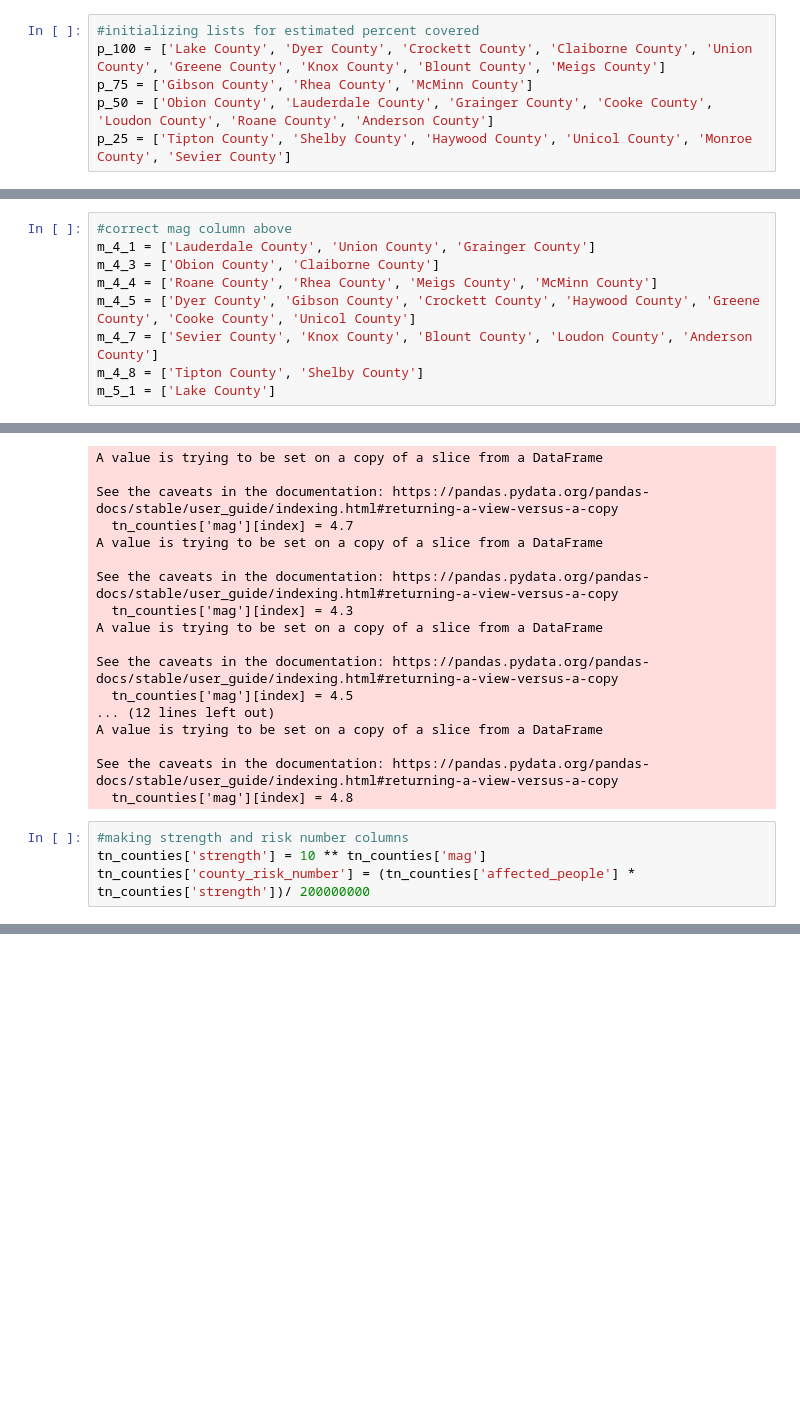
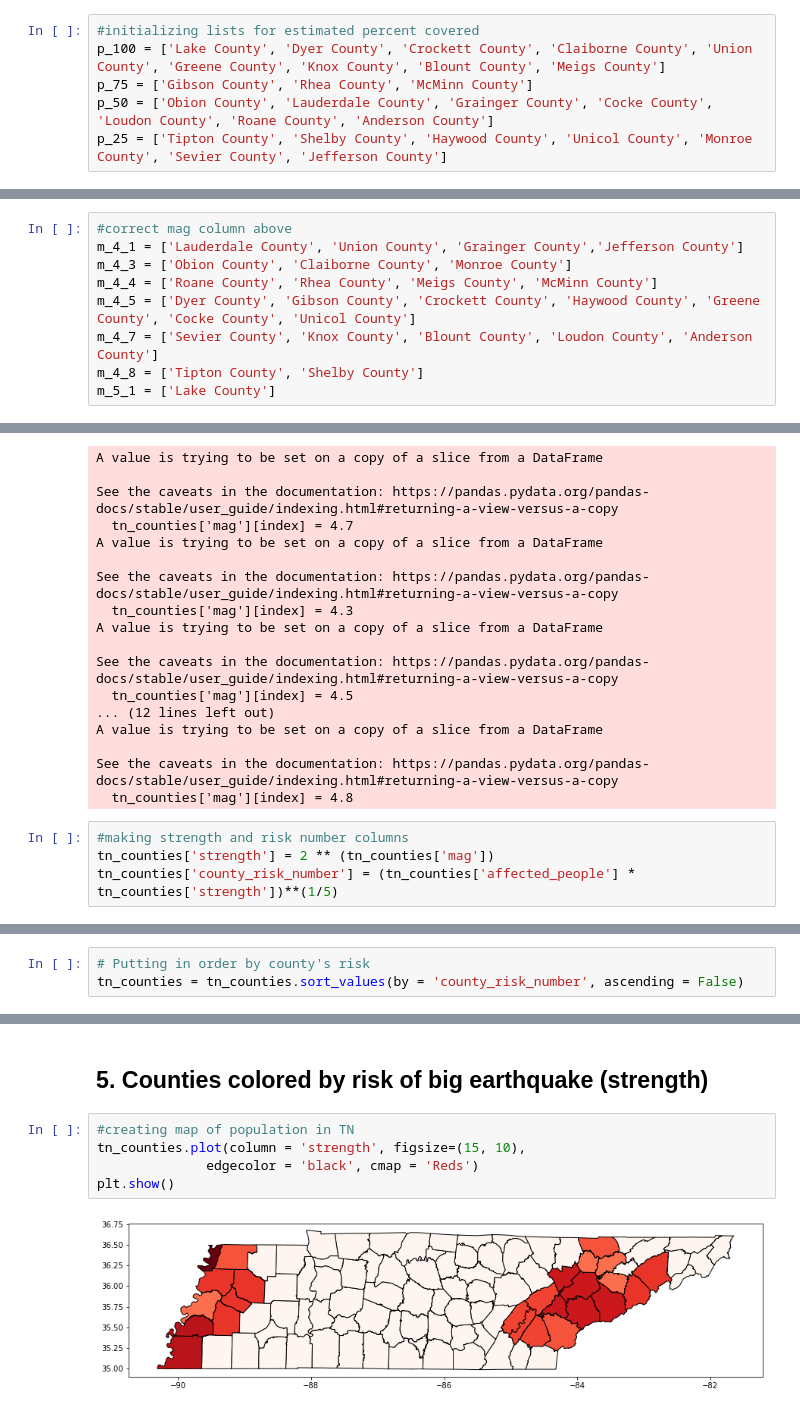
Before and after one commit to nss-data-science-cohort-4/dq3-earthquakes-mst-2-0, a Jupyter notebook: Notebooks/Tennessee Counties, Population, and Earthquakes.ipynb, the cells around one changed output, grey strips where cells are left out. Cells and saved outputs as stored; diff of their text form; blank space fills up the shorter version.

Commit message:
made risk analysis with population

```diff
--- a/Notebooks/Tennessee Counties, Population, and Earthquakes.ipynb
+++ b/Notebooks/Tennessee Counties, Population, and Earthquakes.ipynb
@@ -102,8 +64,8 @@ plt.show();
 #initializing lists for estimated percent covered
 p_100 = ['Lake County', 'Dyer County', 'Crockett County', 'Claiborne County', 'Union County', 'Greene County', 'Knox County', 'Blount County', 'Meigs County']
 p_75 = ['Gibson County', 'Rhea County', 'McMinn County']
-p_50 = ['Obion County', 'Lauderdale County', 'Grainger County', 'Cooke County', 'Loudon County', 'Roane County', 'Anderson County']
-p_25 = ['Tipton County', 'Shelby County', 'Haywood County', 'Unicol County', 'Monroe County', 'Sevier County']
+p_50 = ['Obion County', 'Lauderdale County', 'Grainger County', 'Cocke County', 'Loudon County', 'Roane County', 'Anderson County']
+p_25 = ['Tipton County', 'Shelby County', 'Haywood County', 'Unicol County', 'Monroe County', 'Sevier County', 'Jefferson County']
 # %%
 #creating estimated percent covered column
 tn_counties['est_percent_covered'] = 0
@@ -159,10 +105,10 @@ tn_counties['mag'] = 0.0
 tn_counties['affected_people'] = tn_counties['Population'] * (tn_counties['est_percent_covered']/100)
 # %%
 #correct mag column above
-m_4_1 = ['Lauderdale County', 'Union County', 'Grainger County']
-m_4_3 = ['Obion County', 'Claiborne County']
+m_4_1 = ['Lauderdale County', 'Union County', 'Grainger County','Jefferson County']
+m_4_3 = ['Obion County', 'Claiborne County', 'Monroe County']
 m_4_4 = ['Roane County', 'Rhea County', 'Meigs County', 'McMinn County']
-m_4_5 = ['Dyer County', 'Gibson County', 'Crockett County', 'Haywood County', 'Greene County', 'Cooke County', 'Unicol County']
+m_4_5 = ['Dyer County', 'Gibson County', 'Crockett County', 'Haywood County', 'Greene County', 'Cocke County', 'Unicol County']
 m_4_7 = ['Sevier County', 'Knox County', 'Blount County', 'Loudon County', 'Anderson County']
 m_4_8 = ['Tipton County', 'Shelby County']
 m_5_1 = ['Lake County']
@@ -203,5 +149,5 @@ See the caveats in the documentation: https://pandas.pydata.org/pandas-docs/stab
   tn_counties['mag'][index] = 4.8
 # %%
 #making strength and risk number columns
-tn_counties['strength'] = 10 ** tn_counties['mag']
-tn_counties['county_risk_number'] = (tn_counties['affected_people'] * tn_counties['strength'])/ 200000000
+tn_counties['strength'] = 2 ** (tn_counties['mag'])
+tn_counties['county_risk_number'] = (tn_counties['affected_people'] * tn_counties['strength'])**(1/5)
@@ -239,0 +154,3 @@ fig.show()
+# %%
+# Putting in order by county's risk
+tn_counties = tn_counties.sort_values(by = 'county_risk_number', ascending = False)
@@ -239,0 +164,9 @@ fig.show()
+# %% [markdown]
+## 5. Counties colored by risk of big earthquake (strength)
+# %%
+#creating map of population in TN
+tn_counties.plot(column = 'strength', figsize=(15, 10),
+              edgecolor = 'black', cmap = 'Reds')
+plt.show()
+# %% [output]
+[figure, added]
```
Also changed, not shown: parts of 22 cells of this notebook.
